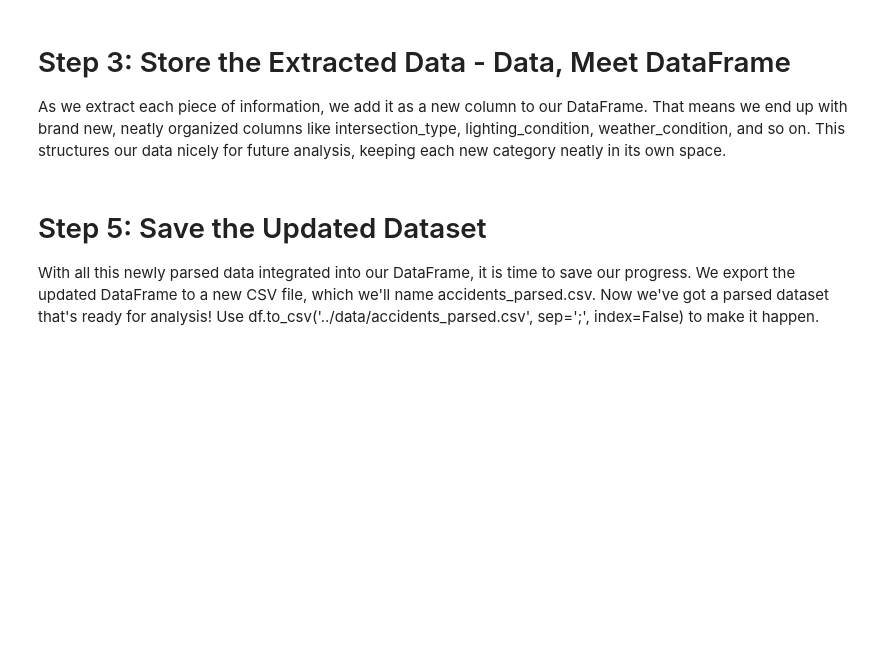
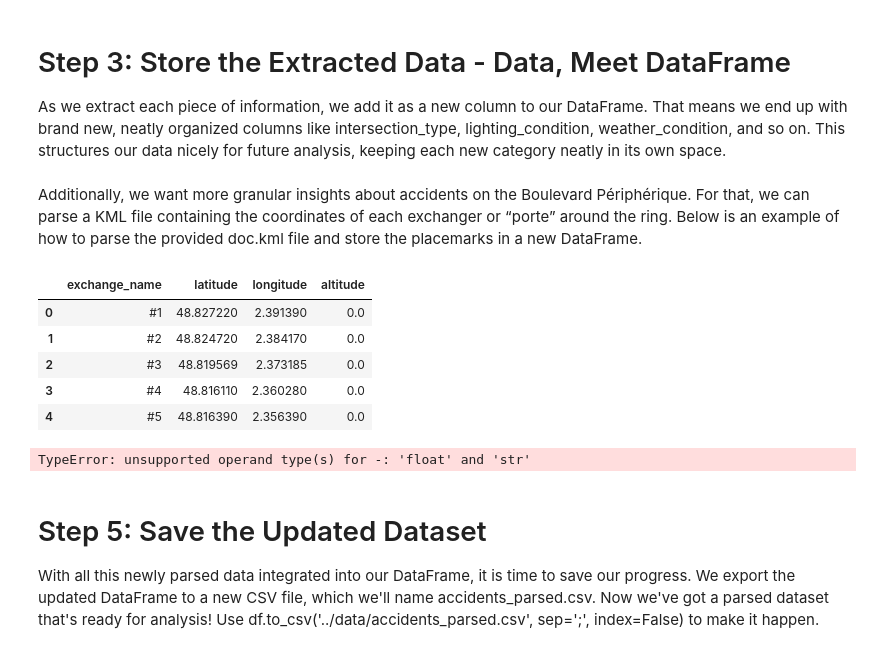
Before and after one commit to zonerocker/paris_road_safety_dashboard, a Jupyter notebook: analysis/Data parsing.ipynb, the cells around one changed output. Saved outputs shown, nothing was run; the diff lists cells and outputs as text; code cells hidden in the pictures; blank space fills up the shorter version.

```diff
--- a/analysis/Data parsing.ipynb
+++ b/analysis/Data parsing.ipynb
@@ -200,6 +200,81 @@ df['first_vehicle'] = first_vehicle
 df['max_speed'] = max_speed
 df['first_vehicle_driver_sex'] = driver_sex
 df['first_vehicle_driver_age'] = driver_age
+# %% [markdown]
+
+Additionally, we want more granular insights about accidents on the Boulevard Périphérique. For that, we can parse a KML file containing the coordinates of each exchanger or “porte” around the ring. Below is an example of how to parse the provided doc.kml file and store the placemarks in a new DataFrame.
+# %%
+import xml.etree.ElementTree as ET
+
+kml_file = "../data/doc.kml"
+
+# Parse the KML
+tree = ET.parse(kml_file)
+root = tree.getroot()
+
+# KML namespace from the file (adjust if needed)
+ns = {'kml': 'http://earth.google.com/kml/2.1'}
+
+# Find all <Placemark> elements
+placemarks = root.findall('.//kml:Placemark', ns)
+
+portes_data = []
+
+for pm in placemarks:
+    # Get the <name> of the placemark
+    name_el = pm.find('kml:name', ns)
+    placemark_name = name_el.text.strip() if name_el is not None else None
+
+    # Get the coordinates (lon,lat,alt)
+    coords_el = pm.find('.//kml:Point/kml:coordinates', ns)
+    coords_text = coords_el.text.strip() if coords_el is not None else None
+
+    if coords_text:
+        lon_str, lat_str, alt_str = coords_text.split(',')
+        longitude = float(lon_str)
+        latitude = float(lat_str)
+        altitude = float(alt_str)
+    else:
+        longitude, latitude, altitude = None, None, None
+
+    portes_data.append({
+        'exchange_name': placemark_name,
+        'latitude': latitude,
+        'longitude': longitude,
+        'altitude': altitude,
+    })
+
+df_portes = pd.DataFrame(portes_data)
+df_portes.head()
+# %% [output]
+|  | exchange_name | latitude | longitude | altitude |
+| 0 | #1 | 48.827220 | 2.391390 | 0.0 |
+| 1 | #2 | 48.824720 | 2.384170 | 0.0 |
+| 2 | #3 | 48.819569 | 2.373185 | 0.0 |
+| 3 | #4 | 48.816110 | 2.360280 | 0.0 |
+| 4 | #5 | 48.816390 | 2.356390 | 0.0 |
+# %%
+def approximate_distance(lat1, lon1, lat2, lon2):
+    return ((lat2 - lat1)**2 + (lon2 - lon1)**2) ** 0.5
+
+def get_nearest_porte(lat, lon, df_portes):
+    min_dist = float('inf')
+    nearest_name = None
+    for idx, row in df_portes.iterrows():
+        d = approximate_distance(lat, lon, row['latitude'], row['longitude'])
+        if d < min_dist:
+            min_dist = d
+            nearest_name = row['exchange_name']
+    return nearest_name
+
+# Example usage: subset accidents on the Périphérique, assign nearest porte
+df_periph = df[df['periphery_info'] == 'BD PERIPHERIQUE'].copy()
+df_periph['nearest_porte'] = df_periph.apply(
+    lambda r: get_nearest_porte(r['latitude'], r['longitude'], df_portes),
+    axis=1
+)
+# %% [output]
+TypeError: unsupported operand type(s) for -: 'float' and 'str'
 # %% [markdown]
 # Step 5: Save the Updated Dataset
 
```
Also changed, not shown: parts of 2 cells of this notebook, 5 other files.
